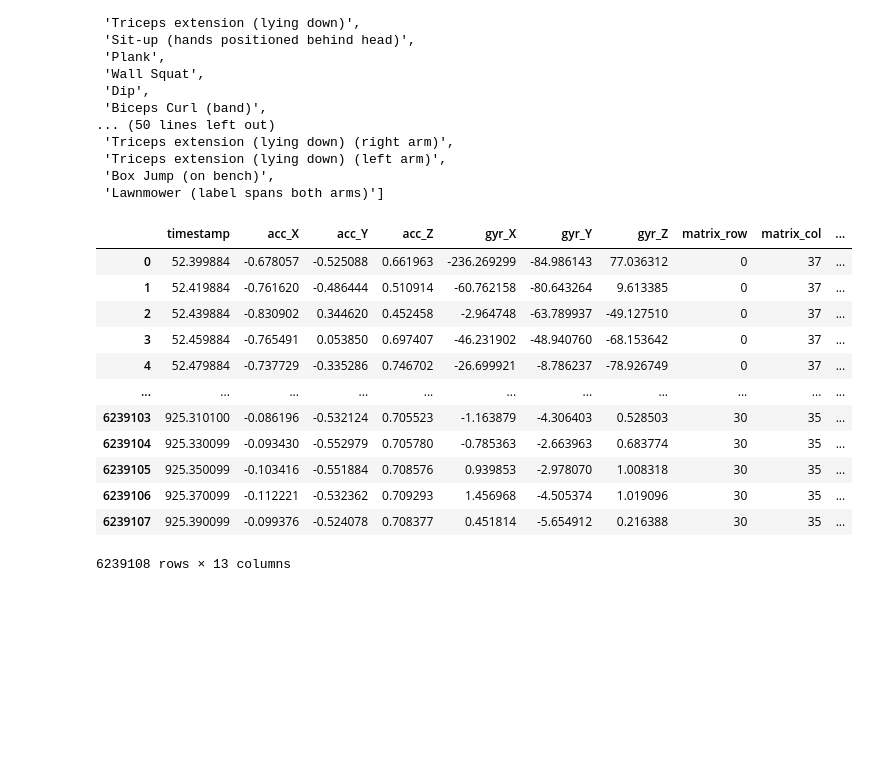
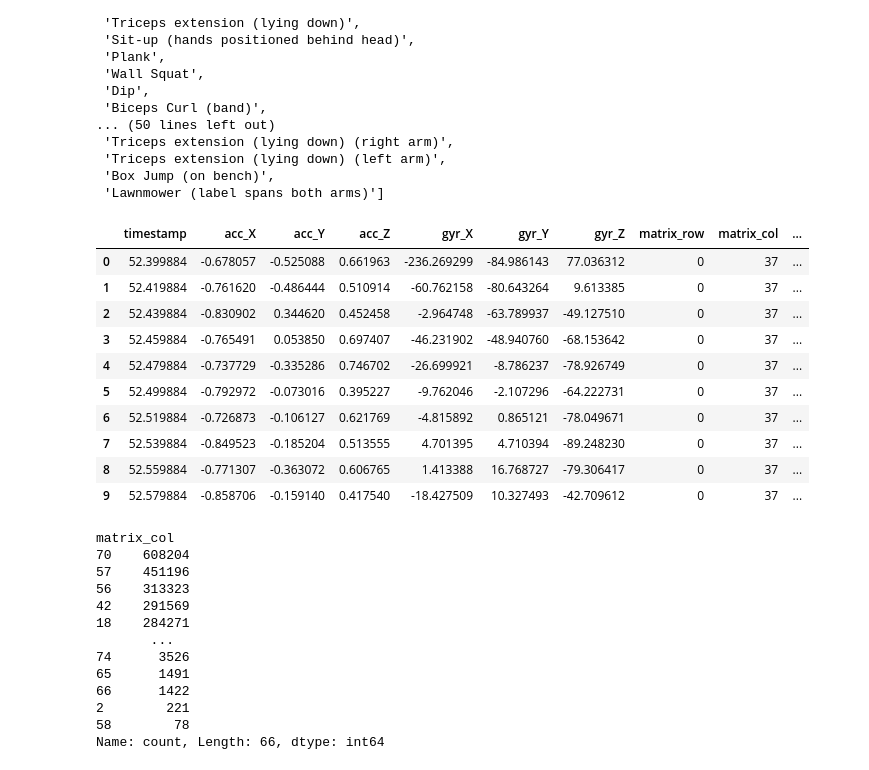
Before and after one commit to Djai284/smartwatch-activity-recognition, a Jupyter notebook: recofit/preprocessing.ipynb, the cells around one changed output. Drawn from its saved outputs; the diff is of its cells as text; code cells hidden in the pictures; blank space fills up the shorter version.

```diff
--- a/recofit/preprocessing.ipynb
+++ b/recofit/preprocessing.ipynb
@@ -745,18 +753,32 @@ df_recofit = pd.DataFrame({'activity_name': [
 # Rename exercises in the DataFrame
 df_recofit = rename_exercises(filtered_df)
 # %%
-df_recofit
+df_recofit[:10]
 # %% [output]
 |  | timestamp | acc_X | acc_Y | acc_Z | gyr_X | gyr_Y | gyr_Z | matrix_row | matrix_col | ... |
 | 0 | 52.399884 | -0.678057 | -0.525088 | 0.661963 | -236.269299 | -84.986143 | 77.036312 | 0 | 37 | ... |
 | 1 | 52.419884 | -0.761620 | -0.486444 | 0.510914 | -60.762158 | -80.643264 | 9.613385 | 0 | 37 | ... |
 | 2 | 52.439884 | -0.830902 | 0.344620 | 0.452458 | -2.964748 | -63.789937 | -49.127510 | 0 | 37 | ... |
 | 3 | 52.459884 | -0.765491 | 0.053850 | 0.697407 | -46.231902 | -48.940760 | -68.153642 | 0 | 37 | ... |
 | 4 | 52.479884 | -0.737729 | -0.335286 | 0.746702 | -26.699921 | -8.786237 | -78.926749 | 0 | 37 | ... |
-| ... | ... | ... | ... | ... | ... | ... | ... | ... | ... | ... |
-| 6239103 | 925.310100 | -0.086196 | -0.532124 | 0.705523 | -1.163879 | -4.306403 | 0.528503 | 30 | 35 | ... |
-| 6239104 | 925.330099 | -0.093430 | -0.552979 | 0.705780 | -0.785363 | -2.663963 | 0.683774 | 30 | 35 | ... |
-| 6239105 | 925.350099 | -0.103416 | -0.551884 | 0.708576 | 0.939853 | -2.978070 | 1.008318 | 30 | 35 | ... |
-| 6239106 | 925.370099 | -0.112221 | -0.532362 | 0.709293 | 1.456968 | -4.505374 | 1.019096 | 30 | 35 | ... |
-| 6239107 | 925.390099 | -0.099376 | -0.524078 | 0.708377 | 0.451814 | -5.654912 | 0.216388 | 30 | 35 | ... |
+| 5 | 52.499884 | -0.792972 | -0.073016 | 0.395227 | -9.762046 | -2.107296 | -64.222731 | 0 | 37 | ... |
+| 6 | 52.519884 | -0.726873 | -0.106127 | 0.621769 | -4.815892 | 0.865121 | -78.049671 | 0 | 37 | ... |
+| 7 | 52.539884 | -0.849523 | -0.185204 | 0.513555 | 4.701395 | 4.710394 | -89.248230 | 0 | 37 | ... |
+| 8 | 52.559884 | -0.771307 | -0.363072 | 0.606765 | 1.413388 | 16.768727 | -79.306417 | 0 | 37 | ... |
+| 9 | 52.579884 | -0.858706 | -0.159140 | 0.417540 | -18.427509 | 10.327493 | -42.709612 | 0 | 37 | ... |
-6239108 rows × 13 columns
+# %%
+df_recofit['matrix_col'].value_counts()
+# %% [output]
+matrix_col
+70    608204
+57    451196
+56    313323
+42    291569
+18    284271
+       ...
+74      3526
+65      1491
+66      1422
+2        221
+58        78
+Name: count, Length: 66, dtype: int64
```
Also changed, not shown: parts of 3 cells of this notebook, 3 other files.
